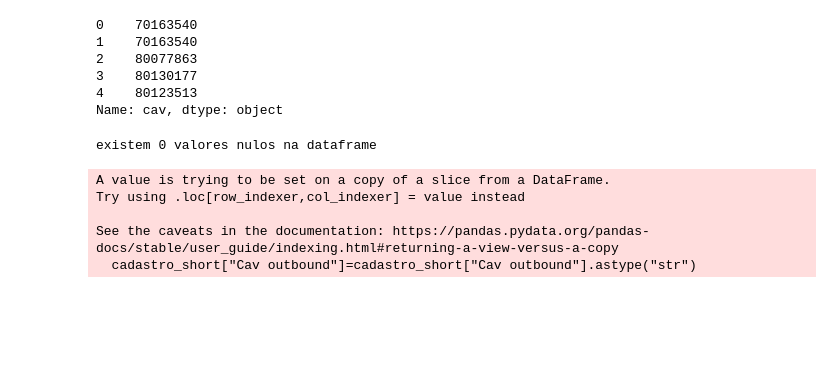
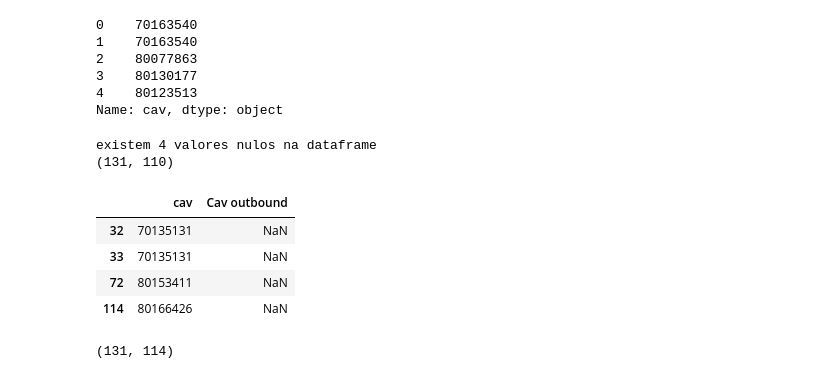
Before and after one commit to josepmatias/ONE, a Jupyter notebook: auto_one.ipynb, the cells around one changed output. Cells and saved outputs as stored; diff of their text form; code cells hidden in the pictures; blank space fills up the shorter version.

```diff
--- a/auto_one.ipynb
+++ b/auto_one.ipynb
@@ -12,8 +9,10 @@ Successfully installed pyxlsb-1.0.10
 # %%
-#actualização de nomes de ficheiros
+#actualização de nomes de ficheiros e filtros
 
 activacao_negativa="Ativações_Negativas_fev24_em_mar24_ONE.xlsb"
 
-auto="03.2024 - Auto Upsell_Prospect_Rec_Cancelados_formulas_VS3.xlsb"
+cadastro="Cadastro.xlsb"
 
 capitalizacao="02.2024 - Capitalização_Eq. Interna Obv.xlsb"
+
+filtro_cap="Activação"
@@ -27,7 +34,7 @@ uploaded3=files.upload()
 
 
 activacao_negativa_df=pd.read_excel(activacao_negativa, sheet_name=0)
-cadastro_df=pd.read_excel(auto, sheet_name="Cadastro mar 24")
+cadastro_df=pd.read_excel(cadastro, sheet_name=0)
 capitalizacao_df=pd.read_excel(capitalizacao, sheet_name="act")
 # %% [output]
 [interactive output not drawn]
@@ -40,7 +47,3 @@ ValueError: Worksheet index 1 is invalid, 1 worksheets found
-# %%
-activacao_negativa_df=pd.read_excel(activacao_negativa, sheet_name=0)
-cadastro_df=pd.read_excel(auto, sheet_name="Cadastro mar 24")
-capitalizacao_df=pd.read_excel(capitalizacao, sheet_name="act")
 # %%
 #função para criar a coluna cav e adicioná-la à bd de activações negativas
 
@@ -72,27 +75,48 @@ activacao_negativa_df["cav"].head()
 3    80130177
 4    80123513
 Name: cav, dtype: object
+# %%
+#eliminar duplicados no ficheiro do cadastro
+
+cadastro_short=cadastro_df[["Cav outbound", "User Aplicações"]].drop_duplicates()
 # %%
 #criar a coluna username na listagem de activações negativas
 
 
 #converter cav outbound numa coluna "string"
 
-cadastro_short=cadastro_df[["Cav outbound", "User Aplicações"]]
-
 cadastro_short["Cav outbound"]=cadastro_short["Cav outbound"].astype("str")
 
 activacao_negativa_df2= \
-activacao_negativa_df.merge(cadastro_short[["Cav outbound", "User Aplicações"]], right_on="Cav outbound", left_on="cav")
+activacao_negativa_df.merge(cadastro_short[["Cav outbound", "User Aplicações"]], right_on="Cav outbound", left_on="cav", how="left")
 
 activacao_negativa_df2.head()
 
 
 print(f"existem {activacao_negativa_df2['User Aplicações'].isna().sum()} valores nulos na dataframe")
+
+print(activacao_negativa_df2.shape)
+
+activacao_negativa_df2.loc[activacao_negativa_df2["Cav outbound"].isna()==True, ["cav", "Cav outbound"]]
 # %% [output]
-existem 0 valores nulos na dataframe
+existem 4 valores nulos na dataframe
+(131, 110)
-A value is trying to be set on a copy of a slice from a DataFrame.
-Try using .loc[row_indexer,col_indexer] = value instead
-
-See the caveats in the documentation: https://pandas.pydata.org/pandas-docs/stable/user_guide/indexing.html#returning-a-view-versus-a-copy
-  cadastro_short["Cav outbound"]=cadastro_short["Cav outbound"].astype("str")
+|  | cav | Cav outbound |
+| 32 | 70135131 | NaN |
+| 33 | 70135131 | NaN |
+| 72 | 80153411 | NaN |
+| 114 | 80166426 | NaN |
+# %%
+#filtrar capitalização por linhas de activação negativa
+
+capitalizacao_df2=capitalizacao_df.loc[capitalizacao_df["Tipo.1"]==filtro_cap, ["Order Item", "valor unit pelos pontos Op", \
+                    "valor unit pelos pontos Sup", "valor unit pelos pontos sup tr", \
+                    "valor unit pelos pontos Co"]] #Tipo.1 é o nome da coluna que tem o tipo de movimento
+
+#criar colunas que vêm da capitalização: quantidade op, quantidade sup, quantidade tc, quantidade coord, quantidade coord2
+
+activacao_negativa_df3=activacao_negativa_df2.merge(capitalizacao_df2, on="Order Item", how="left")
+
+activacao_negativa_df3.shape
+# %% [output]
+(131, 114)
```
Also changed, not shown: parts of 6 cells of this notebook.
